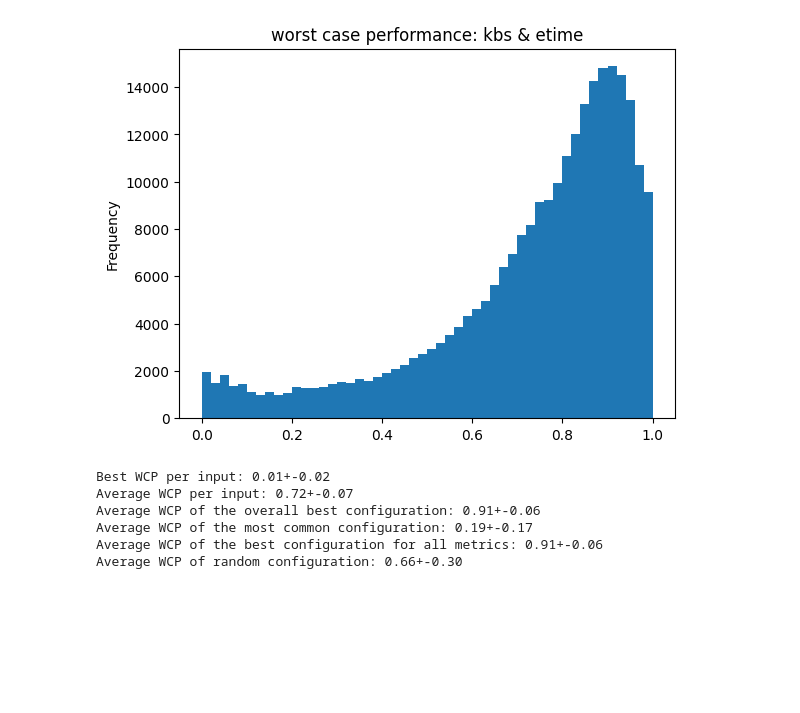
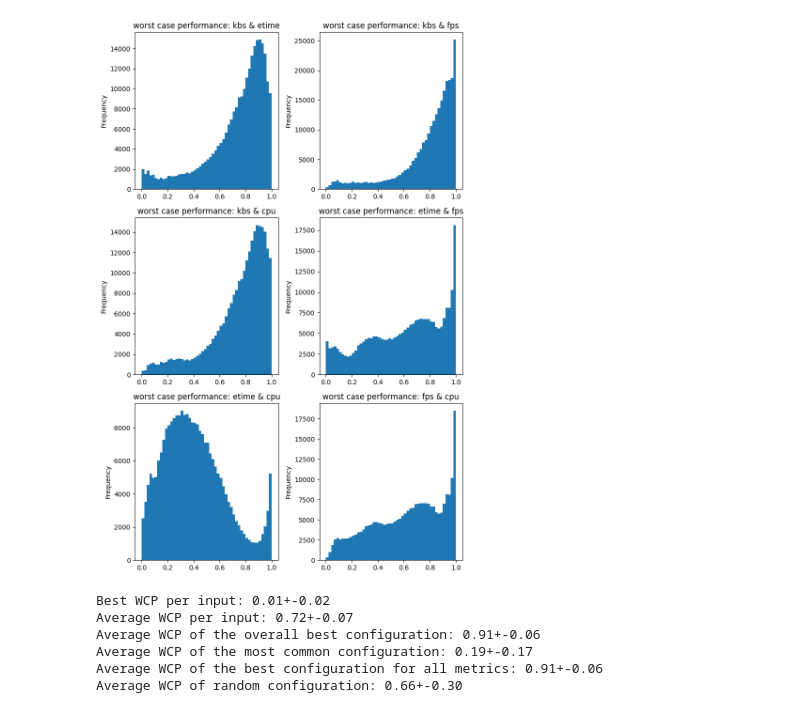
Before and after one commit to simula-vias/partial-configuration, a Jupyter notebook: src/worst_case_performance.ipynb, the cells around one changed output. Saved outputs shown, nothing was run; the diff lists cells and outputs as text; code cells hidden in the pictures; blank space fills up the shorter version.

```diff
--- a/src/worst_case_performance.ipynb
+++ b/src/worst_case_performance.ipynb
@@ -119,10 +122,25 @@ for c in performances + ["worst_case_performance"]:
-# %%
-for c1, c2 in itertools.combinations(performances, 2):
-    perf_matrix[[c1, c2]].max(axis=1).plot.hist(bins=50)
-    plt.title(f"worst case performance: {c1} & {c2}")
-    plt.show()
-# %% [output]
-[figure, removed]
+# %%
+# Calculate number of combinations for subplot grid
+combs = list(itertools.combinations(performances, 2))
+n = len(combs)
+rows = int(np.ceil(np.sqrt(n)))
+cols = int(np.ceil(n/rows))
+
+fig, axes = plt.subplots(rows, cols, figsize=(4*cols, 3.5*rows))
+axes = axes.flatten()
+
+for i, (c1, c2) in enumerate(combs):
+    perf_matrix[[c1, c2]].max(axis=1).plot.hist(bins=50, ax=axes[i])
+    axes[i].set_title(f"worst case performance: {c1} & {c2}")
+
+# Hide any empty subplots
+for j in range(i+1, len(axes)):
+    axes[j].set_visible(False)
+
+plt.tight_layout()
+plt.show()
+# %% [output]
+[figure, added]
 # %%
 # Baseline preparation
 
```
Also changed, not shown: parts of 3 cells of this notebook, 3 other files.
